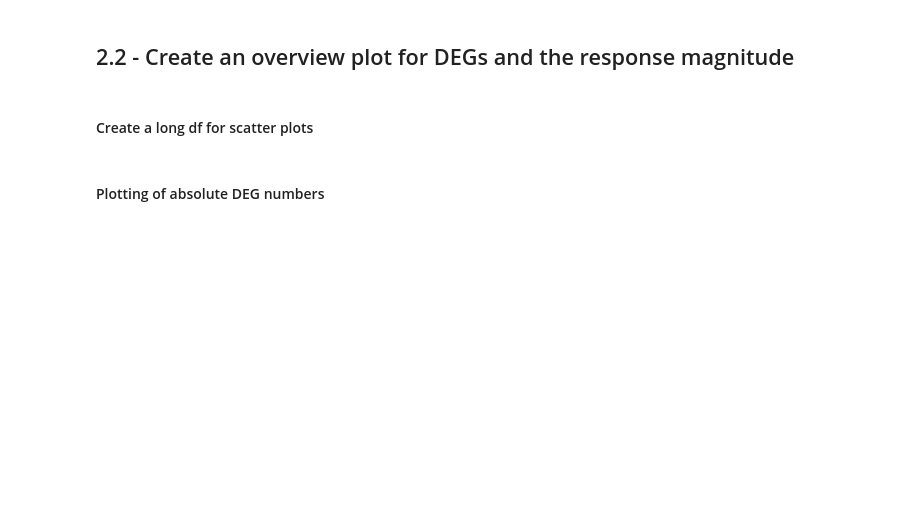
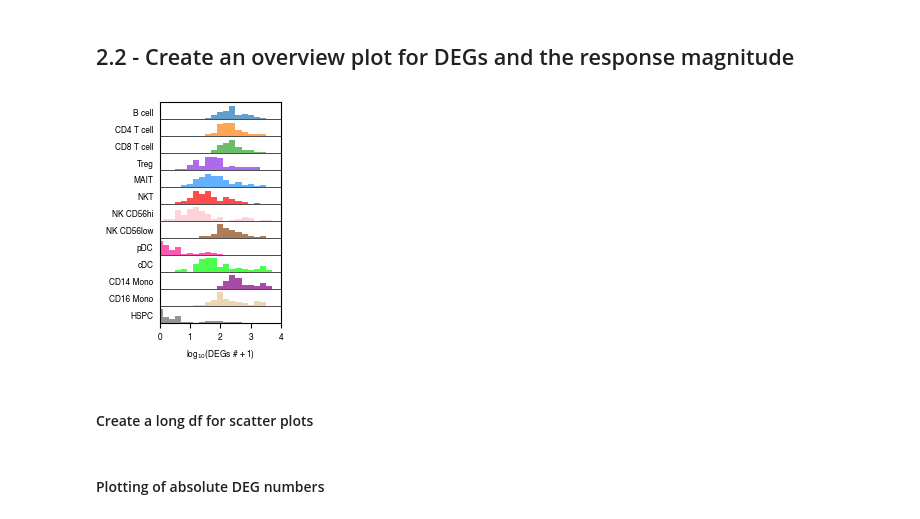
Before and after one commit to theislab/HumanCytokineDict, a Jupyter notebook: code_lukas/cytokine_analysis_LO.ipynb, the cells around one changed output. Cells and saved outputs as stored; diff of their text form; code cells hidden in the pictures; blank space fills up the shorter version.

```diff
--- a/code_lukas/cytokine_analysis_LO.ipynb
+++ b/code_lukas/cytokine_analysis_LO.ipynb
@@ -350,0 +518,11 @@ alyssa_immunexpresso_df_binarized["xpresso"] = True
+# %%
+spatial_gene_set = pd.read_csv("../annotations/spatial_genes.csv")["gene_name"].tolist()
+# %%
+cytokine_genes = cytokine_info_parse["gene"]
+cytokine_genes_in_spatial = []
+for gene in cytokine_genes:
+    gene = gene.split(", ")
+    present = all([g in spatial_gene_set for g in gene])
+    if present:
+        cytokine_genes_in_spatial.append(', '.join(gene) if len(gene) > 1 else gene[0])
+print(len(cytokine_genes_in_spatial))
@@ -565,11 +777,65 @@ strong_impact_by_cell_type.to_csv(os.path.join(output_tables_folder, "2_strong_i
 # %% [markdown]
 ## 2.2 - Create an overview plot for DEGs and the response magnitude
+# %%
+# Load filtered DEGs
+filtered_DEGs_consistency = pd.read_csv(os.path.join(output_tables_folder, "external_filtered_padj_by_consistency.csv"), index_col=0, header=[0,1])
+filtered_DEGs_consistency = filtered_DEGs_consistency[ALL_CELL_TYPES]
+edger_df_padj_orig = edger_df_padj.copy()
+edger_df_padj = filtered_DEGs_consistency
+
+if not os.path.exists(os.path.join(output_tables_folder, "2_edger_df_padj_filtered.csv")):
+    edger_df_padj.to_csv(os.path.join(output_tables_folder, "2_edger_df_padj_filtered.csv"))
 # %%
 significant_results = pd.DataFrame(index=ALL_CELL_TYPES, columns=CYTOKINE_ORDER, data=0)
 for cell_line in ALL_CELL_TYPES:
     padj_df = edger_df_padj[cell_line]
     num_significant = (padj_df < 0.05).sum(axis=0)
     significant_results.loc[cell_line, CYTOKINE_ORDER] = num_significant[CYTOKINE_ORDER].values
+# %%
+# Create a figure for histograms of log10(significant genes+1) per cell type
+plt.figure(figsize=cm_to_inches((5, 7)))
+ax = plt.gca()
+
+# Calculate log10 of significant results (adding 1 to avoid log(0))
+log_significant = np.log10(significant_results + 1)
+
+# Define vertical offset between histograms
+offset = 0.5
+
+# Plot histograms for each cell type with vertical offset
+for i, cell_type in enumerate(ALL_CELL_TYPES[::-1]):
+    # Get data for this cell type
+    data = log_significant.loc[cell_type].values
+
+    # Create histogram
+    counts, bins = np.histogram(data, bins=20, range=(0, 4))
+
+    # Normalize counts to have similar heights
+    if counts.max() > 0:
+        counts = counts / counts.max() * 0.4
+
+    # Plot histogram with vertical offset
+    plt.bar(bins[:-1], counts, width=bins[1]-bins[0], bottom=i*offset,
+            alpha=0.7, label=cell_type if i == 0 else "", color=CELL_TYPE_COLORS[cell_type])
+
+    # Add cell type label
+    plt.text(-0.2, i*offset + 0.2, cell_type, ha='right', va='center', fontsize=6)
+
+    # Add a horizontal line at the bottom of each histogram instead of a box
+    plt.plot([0, 4], [i*offset, i*offset], color='black', linestyle='-', linewidth=0.5)
+
+# Set axis labels and title
+plt.xlabel(r'log$_{10}$(DEGs # + 1)')
+plt.yticks([])
+plt.xlim(0, 4)
+plt.ylim(0, len(ALL_CELL_TYPES)*offset)
+
+plt.tight_layout()
+# # Save the figure
+for format in ["png", "svg"]:
+    plt.savefig(os.path.join(plot_folder, f"2_DEG_distributions.{format}"), bbox_inches="tight", dpi=300)
+# %% [output]
+[figure, added]
 # %% [markdown]
 #### Create a long df for scatter plots
 # %%
```
Also changed, not shown: parts of 228 cells of this notebook, 12 other files.
